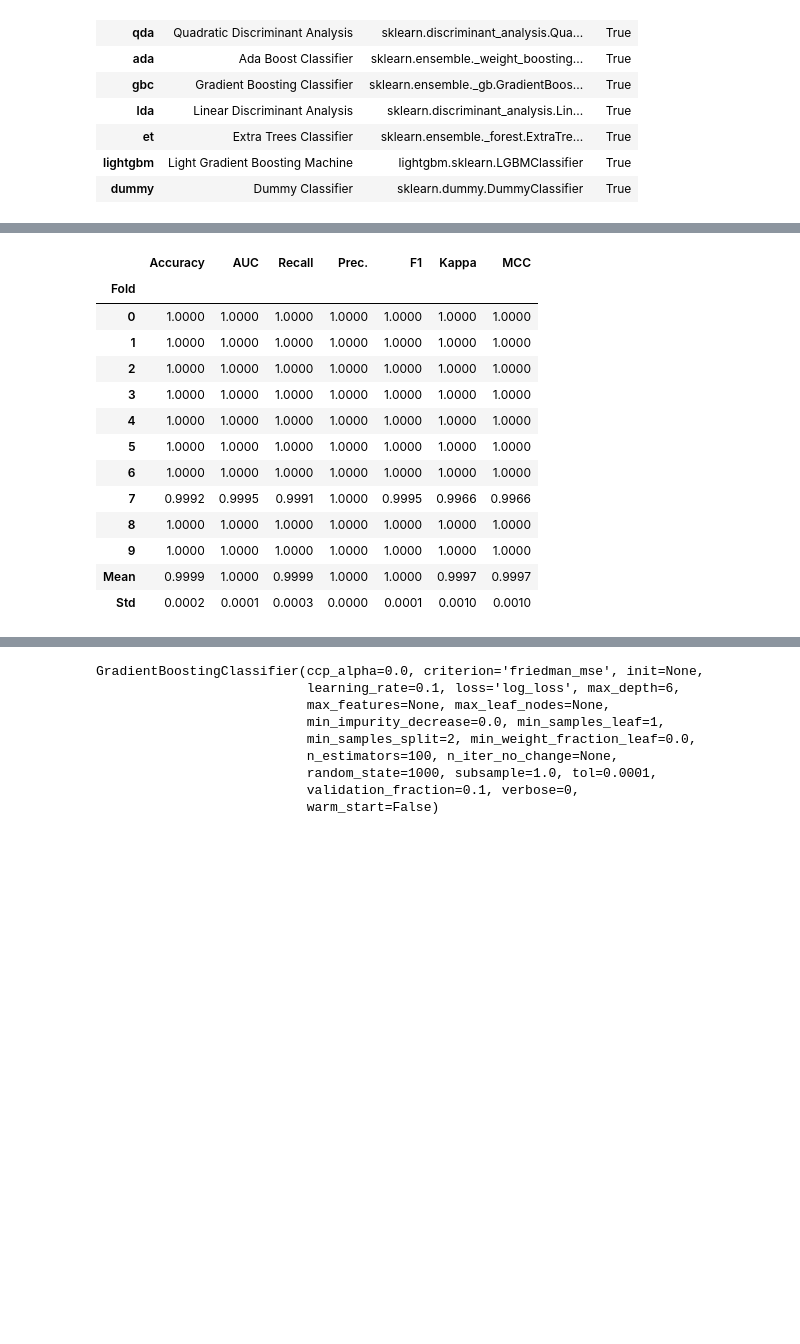
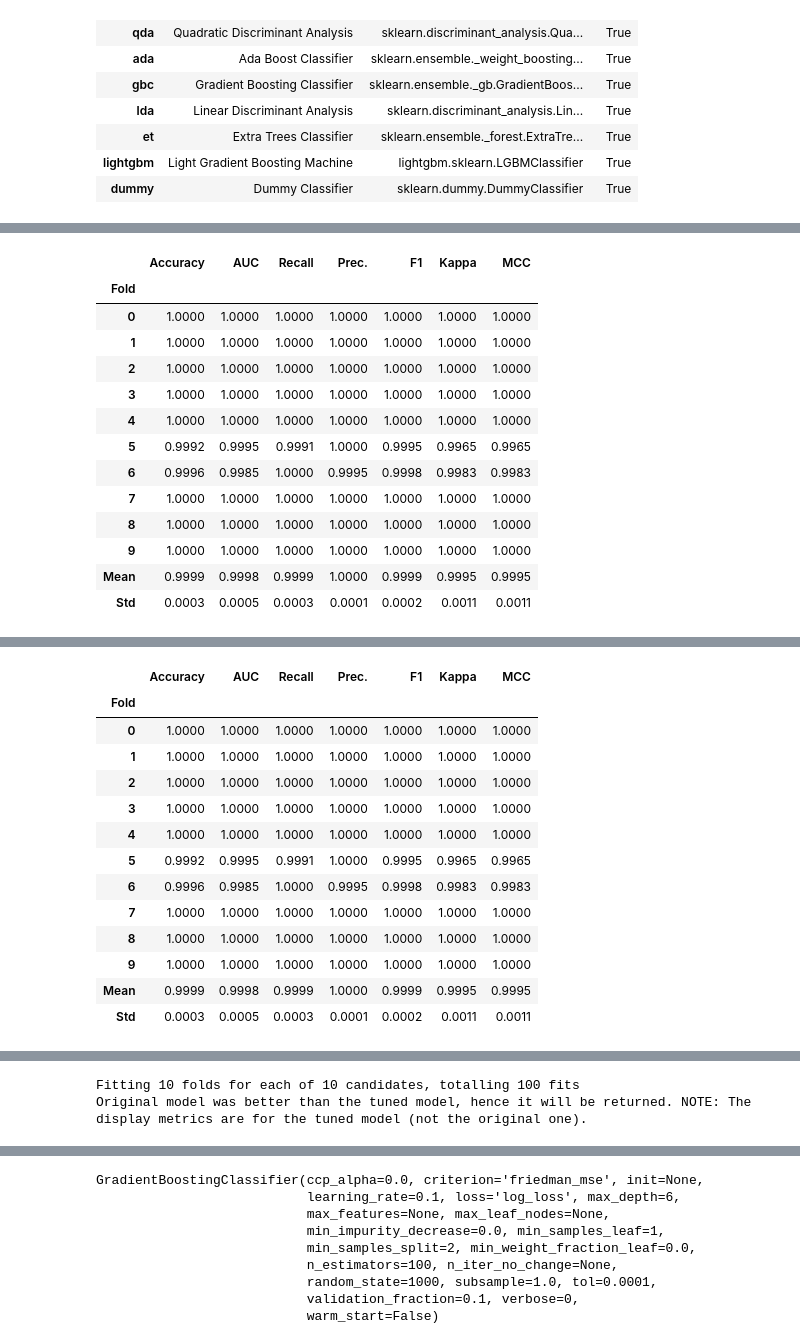
Before and after one commit to ValikovaLiza/ML, a Jupyter notebook: Laba5.ipynb, the cells around one changed output, grey strips where cells are left out. Drawn from its saved outputs; the diff is of its cells as text; code cells hidden in the pictures; blank space fills up the shorter version.

```diff
--- a/Laba5.ipynb
+++ b/Laba5.ipynb
@@ -649,21 +478,22 @@ models()
 | lightgbm | Light Gradient Boosting Machine | lightgbm.sklearn.LGBMClassifier | True |
 | dummy | Dummy Classifier | sklearn.dummy.DummyClassifier | True |
 # %%
-dt2 = create_model(estimator='dt')
+dt = create_model(estimator='dt')
+tuned_dt = tune_model(dt)
 # %% [output]
 [interactive output not drawn]
 |  | Accuracy | AUC | Recall | Prec. | F1 | Kappa | MCC |
 | Fold |  |  |  |  |  |  |  |
 | 0 | 1.0000 | 1.0000 | 1.0000 | 1.0000 | 1.0000 | 1.0000 | 1.0000 |
 | 1 | 1.0000 | 1.0000 | 1.0000 | 1.0000 | 1.0000 | 1.0000 | 1.0000 |
 | 2 | 1.0000 | 1.0000 | 1.0000 | 1.0000 | 1.0000 | 1.0000 | 1.0000 |
 | 3 | 1.0000 | 1.0000 | 1.0000 | 1.0000 | 1.0000 | 1.0000 | 1.0000 |
 | 4 | 1.0000 | 1.0000 | 1.0000 | 1.0000 | 1.0000 | 1.0000 | 1.0000 |
-| 5 | 1.0000 | 1.0000 | 1.0000 | 1.0000 | 1.0000 | 1.0000 | 1.0000 |
-| 6 | 1.0000 | 1.0000 | 1.0000 | 1.0000 | 1.0000 | 1.0000 | 1.0000 |
-| 7 | 0.9992 | 0.9995 | 0.9991 | 1.0000 | 0.9995 | 0.9966 | 0.9966 |
+| 5 | 0.9992 | 0.9995 | 0.9991 | 1.0000 | 0.9995 | 0.9965 | 0.9965 |
+| 6 | 0.9996 | 0.9985 | 1.0000 | 0.9995 | 0.9998 | 0.9983 | 0.9983 |
+| 7 | 1.0000 | 1.0000 | 1.0000 | 1.0000 | 1.0000 | 1.0000 | 1.0000 |
 | 8 | 1.0000 | 1.0000 | 1.0000 | 1.0000 | 1.0000 | 1.0000 | 1.0000 |
 | 9 | 1.0000 | 1.0000 | 1.0000 | 1.0000 | 1.0000 | 1.0000 | 1.0000 |
-| Mean | 0.9999 | 1.0000 | 0.9999 | 1.0000 | 1.0000 | 0.9997 | 0.9997 |
-| Std | 0.0002 | 0.0001 | 0.0003 | 0.0000 | 0.0001 | 0.0010 | 0.0010 |
+| Mean | 0.9999 | 0.9998 | 0.9999 | 1.0000 | 0.9999 | 0.9995 | 0.9995 |
+| Std | 0.0003 | 0.0005 | 0.0003 | 0.0001 | 0.0002 | 0.0011 | 0.0011 |
 [interactive output not drawn]
@@ -669,0 +501,14 @@ dt2 = create_model(estimator='dt')
+|  | Accuracy | AUC | Recall | Prec. | F1 | Kappa | MCC |
+| Fold |  |  |  |  |  |  |  |
+| 0 | 1.0000 | 1.0000 | 1.0000 | 1.0000 | 1.0000 | 1.0000 | 1.0000 |
+| 1 | 1.0000 | 1.0000 | 1.0000 | 1.0000 | 1.0000 | 1.0000 | 1.0000 |
+| 2 | 1.0000 | 1.0000 | 1.0000 | 1.0000 | 1.0000 | 1.0000 | 1.0000 |
+| 3 | 1.0000 | 1.0000 | 1.0000 | 1.0000 | 1.0000 | 1.0000 | 1.0000 |
+| 4 | 1.0000 | 1.0000 | 1.0000 | 1.0000 | 1.0000 | 1.0000 | 1.0000 |
+| 5 | 0.9992 | 0.9995 | 0.9991 | 1.0000 | 0.9995 | 0.9965 | 0.9965 |
+| 6 | 0.9996 | 0.9985 | 1.0000 | 0.9995 | 0.9998 | 0.9983 | 0.9983 |
+| 7 | 1.0000 | 1.0000 | 1.0000 | 1.0000 | 1.0000 | 1.0000 | 1.0000 |
+| 8 | 1.0000 | 1.0000 | 1.0000 | 1.0000 | 1.0000 | 1.0000 | 1.0000 |
+| 9 | 1.0000 | 1.0000 | 1.0000 | 1.0000 | 1.0000 | 1.0000 | 1.0000 |
+| Mean | 0.9999 | 0.9998 | 0.9999 | 1.0000 | 0.9999 | 0.9995 | 0.9995 |
+| Std | 0.0003 | 0.0005 | 0.0003 | 0.0001 | 0.0002 | 0.0011 | 0.0011 |
@@ -669,0 +516,2 @@ dt2 = create_model(estimator='dt')
+Fitting 10 folds for each of 10 candidates, totalling 100 fits
+Original model was better than the tuned model, hence it will be returned. NOTE: The display metrics are for the tuned model (not the original one).
```
Also changed, not shown: parts of 181 cells of this notebook.
